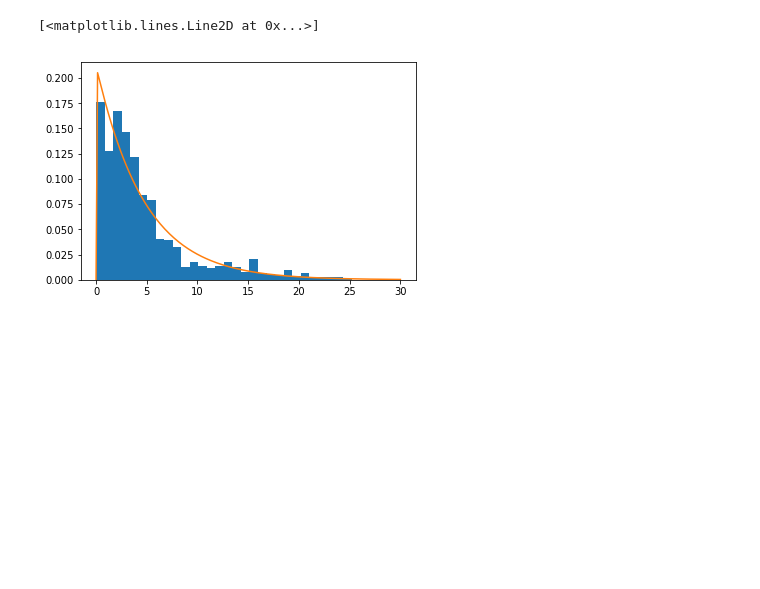
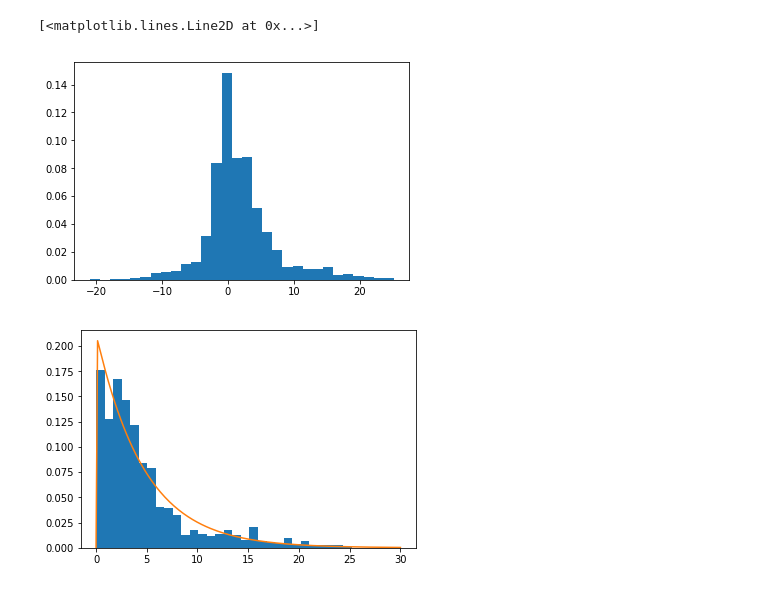
Before and after one commit to hstrey/Apoptosis-transitions, a Jupyter notebook: transition distributions.ipynb, the cells around one changed output. Saved outputs shown, nothing was run; the diff lists cells and outputs as text; code cells hidden in the pictures; blank space fills up the shorter version.

Commit message:
added figure to show complete dataset

```diff
--- a/transition distributions.ipynb
+++ b/transition distributions.ipynb
@@ -39,6 +43,9 @@ plt.plot(tp,tr_gamma)
 lyso_tmrm_delay = np.array(data[data.marker1=="tmrm"][data.marker0=="lyso"]["delay"])
 lyso_tmrm_delay = lyso_tmrm_delay[np.logical_not(np.isnan(lyso_tmrm_delay))]
 lyso_tmrm_delay_clean = lyso_tmrm_delay[lyso_tmrm_delay>0]
+plt.figure()
+plt.hist(lyso_tmrm_delay,normed=True,bins=30)
+plt.figure()
 plt.hist(lyso_tmrm_delay_clean,normed=True,bins=30)
 
 k_lt,theta_lt = MLE_gamma(lyso_tmrm_delay_clean)
@@ -50,5 +57,6 @@ plt.plot(tp,lt_gamma)
 [<matplotlib.lines.Line2D at 0x...>]
-[figure, old version]
+[figure, new version]
+[figure, added]
 # %%
 lyso_ros_delay = np.array(data[data.marker1=="ros"][data.marker0=="lyso"]["delay"])
 lyso_ros_delay = lyso_ros_delay[np.logical_not(np.isnan(lyso_ros_delay))]
```
Also changed, not shown: parts of 4 cells of this notebook.
